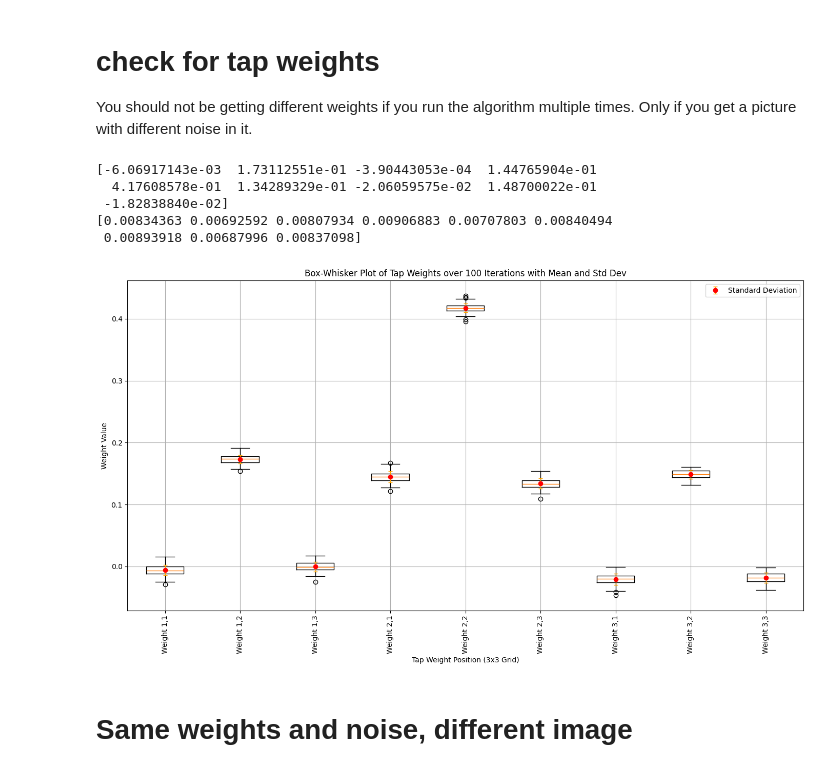
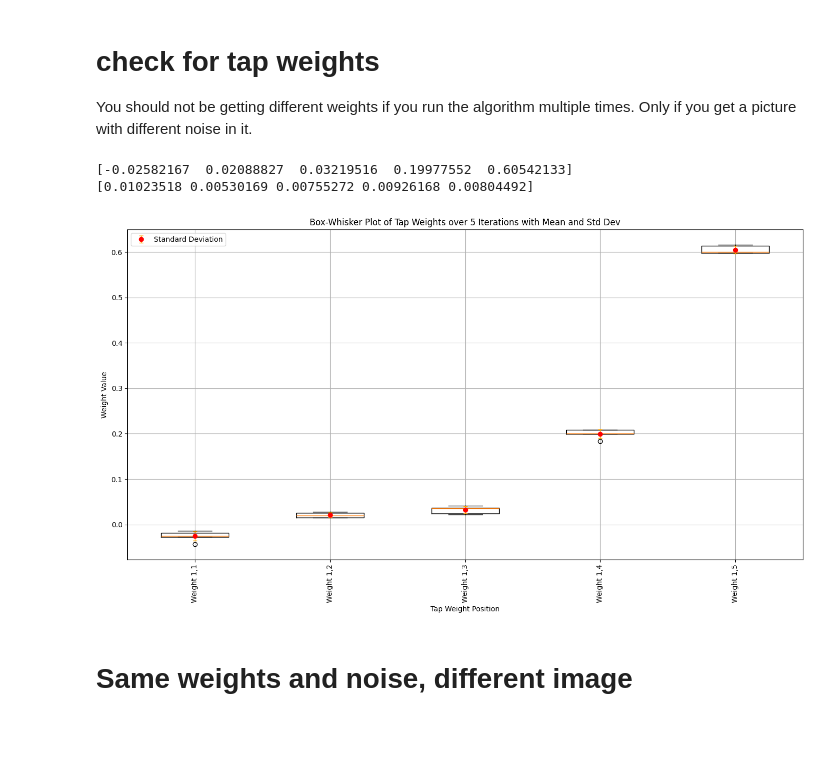
Before and after one commit to calvinbootsman/Adaptive-Filtering, a Jupyter notebook: Assignment_2.ipynb, the cells around one changed output. Saved outputs shown, nothing was run; the diff lists cells and outputs as text; code cells hidden in the pictures; blank space fills up the shorter version.

```diff
--- a/Assignment_2.ipynb
+++ b/Assignment_2.ipynb
@@ -153,7 +153,8 @@ for k in range(len(m_accel_x_centered_1)):
     y_k = np.dot(w, input_buffer)
 
     # Calculate the error e(k) = d(k) - y(k)
-    e_k = d_k - y_k
+    # gotta square this
+    e_k = (d_k - y_k)
 
     # Update weights with w(k+1) = w(k) + μ * e(k) * x
     w += learning_rate * e_k * input_buffer
@@ -162,7 +163,7 @@ for k in range(len(m_accel_x_centered_1)):
     y_array[k] = y_k
     error_array[k] = e_k
 
-    historic_errors.append(e_k)
+    historic_errors.append(e_k ** 2)
 
 # Display final weights and a sample of the filtered output
 print("Final weights (w):", w)
@@ -399,16 +565,21 @@ Seems to have a exponential correlation
 # %%
 import time
 
-
+itterations = 28 #
 execution_times = []
-for i in range(100):
+x_values = []
+for i in range(itterations):
     start_time = time.time()
-    filtered_image, error_history, weights = lms_filter_2d(input_image, desired_image, 1 + (2 * i), 0.000001, None)
+    filter_size = round(1.4 ** i)
+    if filter_size in x_values:
+        continue
+    filtered_image, error_history, weights = lms_filter_1d(input_image, desired_image, filter_size, 0.000001, None)
     end_time = time.time()
     execution_times.append(end_time - start_time)
+    x_values.append(filter_size)
 
 plt.figure(figsize=(10, 5))
-plt.plot(range(1, 101), execution_times, marker='o')
+plt.plot(x_values, execution_times, marker='o')
 plt.xlabel('Filter Size')
 plt.ylabel('Execution Time (seconds)')
 plt.title('Execution Time vs Filter Size')
@@ -422,8 +593,8 @@ plt.show()
 You should not be getting different weights if you run the algorithm multiple times. Only if you get a picture with different noise in it.
 # %%
 tap_weights = []
-itterations = 100
-filter_width = 3
+itterations = 5
+filter_width = 5
 desired_image = raw_image - np.mean(raw_image)
 
 for i in range(itterations):
@@ -436,44 +607,41 @@ for i in range(itterations):
     noisy_image_uint8 = np.clip(noisy_image, 0, 255).astype(np.uint8)
 
     input_image = desired_image + noise
-    filtered_image, error_history, weights = lms_filter_2d(input_image, desired_image, filter_width, 0.000001)
+    filtered_image, error_history, weights = lms_filter_1d(input_image, desired_image, filter_width, 0.000001)
     tap_weights.append(weights)
 
 tap_weights = np.array(tap_weights)  # Shape should be (100, 7) after this conversion
 
 # Transpose to separate each tap weight
-tap_weights_reshaped = tap_weights.reshape(itterations, filter_width**2).T
+tap_weights_reshaped = tap_weights.reshape(itterations, filter_width).T
 
 mean_values = np.mean(tap_weights_reshaped, axis=1)
 std_values = np.std(tap_weights_reshaped, axis=1)
 print(mean_values)
 print(std_values)
 
 # Create the boxplot
 plt.figure(figsize=(14, 8))
-plt.boxplot(tap_weights_reshaped.T, tick_labels=[f'Weight {i//filter_width+1},{i%filter_width+1}' for i in range(filter_width**2)])
+plt.boxplot(tap_weights_reshaped.T, tick_labels=[f'Weight {i//filter_width+1},{i%filter_width+1}' for i in range(filter_width)])
 plt.xticks(rotation=90)  # Rotate labels for readability
 
 # Overlay the mean and standard deviation as scatter points
 # plt.scatter(range(1, filter_width ** 2 +1), mean_values, color='red', marker='o', label='Mean')
-plt.errorbar(range(1, filter_width ** 2 + 1), mean_values, yerr=std_values, fmt='o', color='red',
+plt.errorbar(range(1, filter_width + 1), mean_values, yerr=std_values, fmt='o', color='red',
              ecolor='orange', elinewidth=1, capsize=3, label='Standard Deviation')
 
 # Add labels and title
-plt.xlabel(f"Tap Weight Position ({filter_width}x{filter_width} Grid)")
+plt.xlabel(f"Tap Weight Position")
 plt.ylabel("Weight Value")
 plt.title(f"Box-Whisker Plot of Tap Weights over {itterations} Iterations with Mean and Std Dev")
 plt.legend()
 plt.grid(True)
 plt.tight_layout()
 plt.show()
 # %% [output]
-[-6.06917143e-03  1.73112551e-01 -3.90443053e-04  1.44765904e-01
-  4.17608578e-01  1.34289329e-01 -2.06059575e-02  1.48700022e-01
- -1.82838840e-02]
-[0.00834363 0.00692592 0.00807934 0.00906883 0.00707803 0.00840494
- 0.00893918 0.00687996 0.00837098]
+[-0.02582167  0.02088827  0.03219516  0.19977552  0.60542133]
+[0.01023518 0.00530169 0.00755272 0.00926168 0.00804492]
-[figure, old version]
+[figure, new version]
 # %% [markdown]
 # Same weights and noise, different image
 # %%
```
Also changed, not shown: parts of 13 cells of this notebook.
